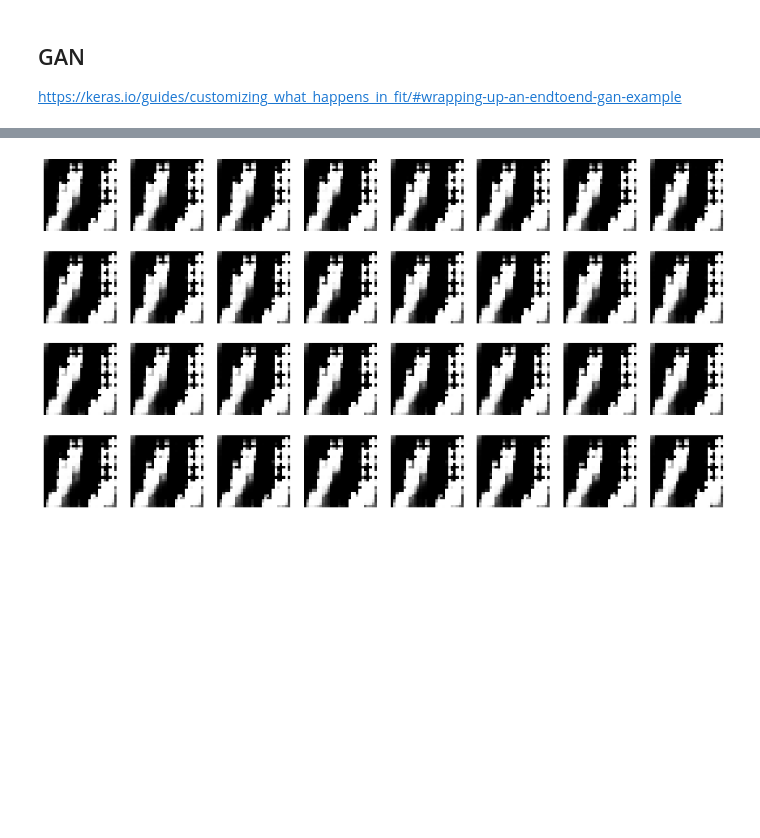
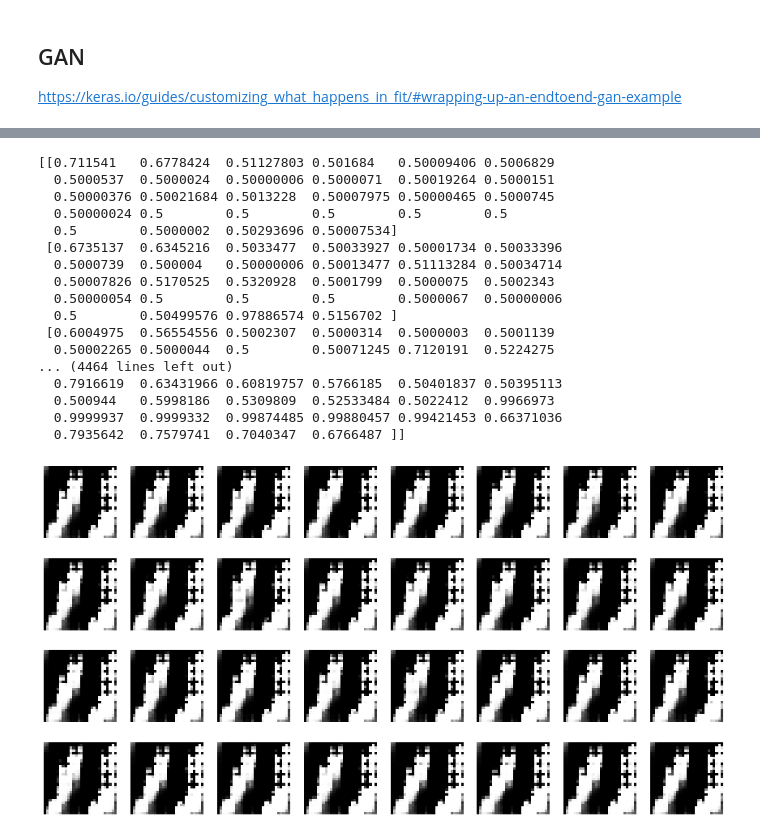
Before and after one commit to Cuzime/ML_projects, a Jupyter notebook: GANs.ipynb, the cells around one changed output, grey strips where cells are left out. Cells and saved outputs as stored; diff of their text form; code cells hidden in the pictures; blank space fills up the shorter version.

```diff
--- a/GANs.ipynb
+++ b/GANs.ipynb
@@ -98,7 +98,7 @@ generator.add(layers.Conv2DTranspose(128, (4,4), strides = 2, padding = 'same',
 generator.add(layers.BatchNormalization())
 generator.add(layers.Dropout(0.1))
 
-generator.add(layers.Conv2D(1, (7, 7), padding="same", activation= 'sigmoid'))
+generator.add(layers.Conv2D(1, (7, 7), padding="same", activation= 'tanh'))
 
 generator.summary()
 # %% [output]
@@ -234,20 +228,38 @@ gan.compile(
 # %%
 # generate random digits
 
 scale = 0.2
 length = 0
 
 plt.figure(figsize=(15,8))
 for i in range(32):
   z = []
   for j in range(latent_dim):
     z.append(np.random.normal(loc = np.random.uniform(-length, length), scale = scale))
 
   ax = plt.subplot(4, 8, i + 1)
   z_vector_sampled = np.array([z])
   generated = generator.predict(z_vector_sampled, verbose = False)
-  image = generated[0].reshape(28,28)
+  image = (generated[0].reshape(28,28)+1)/2
+  print(image)
   plt.imshow(image, cmap = 'gray')
   plt.axis("off")
 # %% [output]
+[[0.711541   0.6778424  0.51127803 0.501684   0.50009406 0.5006829
+  0.5000537  0.5000024  0.50000006 0.5000071  0.50019264 0.5000151
+  0.50000376 0.50021684 0.5013228  0.50007975 0.50000465 0.5000745
+  0.50000024 0.5        0.5        0.5        0.5        0.5
+  0.5        0.5000002  0.50293696 0.50007534]
+ [0.6735137  0.6345216  0.5033477  0.50033927 0.50001734 0.50033396
+  0.5000739  0.500004   0.50000006 0.50013477 0.51113284 0.50034714
+  0.50007826 0.5170525  0.5320928  0.5001799  0.5000075  0.5002343
+  0.50000054 0.5        0.5        0.5        0.5000067  0.50000006
+  0.5        0.50499576 0.97886574 0.5156702 ]
+ [0.6004975  0.56554556 0.5002307  0.5000314  0.5000003  0.5001139
+  0.50002265 0.5000044  0.5        0.50071245 0.7120191  0.5224275
+... (4464 lines left out)
+  0.7916619  0.63431966 0.60819757 0.5766185  0.50401837 0.50395113
+  0.500944   0.5998186  0.5309809  0.52533484 0.5022412  0.9966973
+  0.9999937  0.9999332  0.99874485 0.99880457 0.99421453 0.66371036
+  0.7935642  0.7579741  0.7040347  0.6766487 ]]
-[figure, old version]
+[figure, new version]
```
Also changed, not shown: parts of 2 cells of this notebook.
